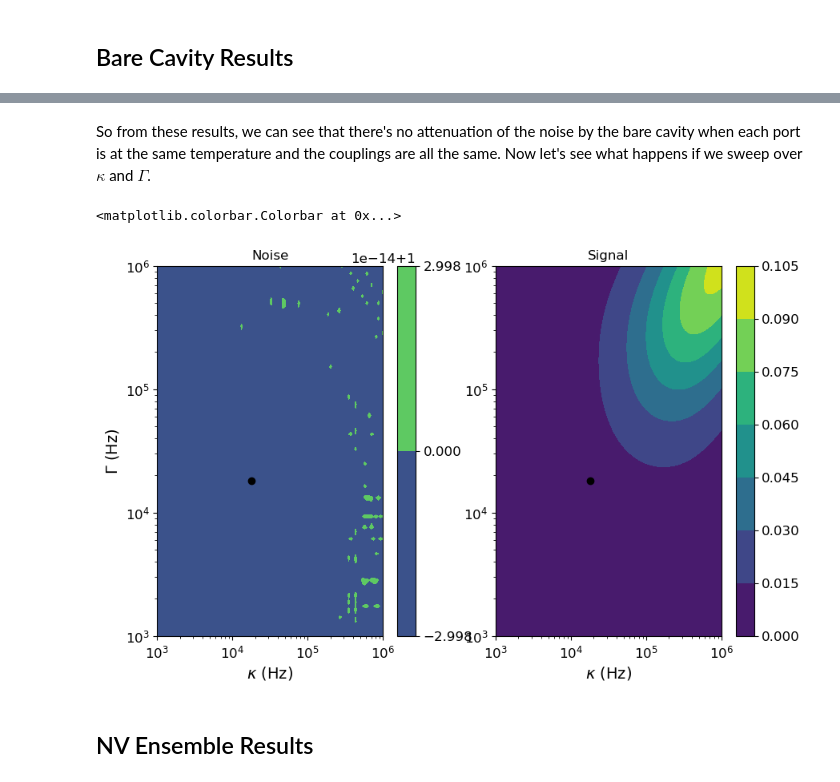
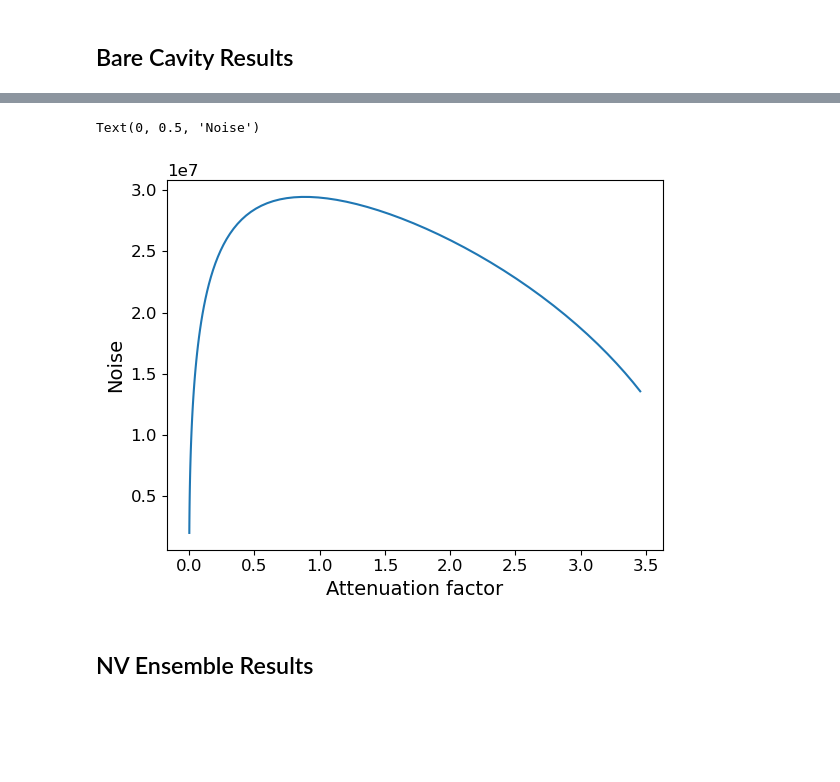
Before and after one commit to jleamer/mode_cooling, a Jupyter notebook: atten_comparison_2.ipynb, the cells around one changed output, grey strips where cells are left out. Drawn from its saved outputs; the diff is of its cells as text; code cells hidden in the pictures; blank space fills up the shorter version.

Commit message:
Adjusted atten_comparison_2.ipynb to model a cavity with 1 port and no noise on the input.  Need to double-check that the plots of noise vs attenuation factor make sense

```diff
--- a/atten_comparison_2.ipynb
+++ b/atten_comparison_2.ipynb
@@ -89,5 +80,5 @@ def bc_noise_a(ω, κ, γ, Γ, nT):
 # %%
-def bare_cav_signal(ω, κ, γ, Γ, S):
-    num = Γ * κ * S
-    den = np.abs((κ + γ + Γ) / 2 - 1j * ω) ** 2
+def bare_cav_signal(ω, κ, γ, S):
+    num = κ ** 2 * S
+    den = np.abs((κ + γ) / 2 - 1j * ω) ** 2
     return integrate.simpson(1 / (2 * np.pi) * num / den, x=ω, axis=0)
@@ -135,43 +111,28 @@ BC Signal: 1.237e+07
-# %% [markdown]
-So from these results, we can see that there's no attenuation of the noise by the bare cavity when each port is at the same temperature and the couplings are all the same.  Now let's see what happens if we sweep over $\kappa$ and $\Gamma$.
 # %%
-# Define ranges for κ and Γ
+# Define ranges for κ
 κ = np.logspace(3, 6, 100)
-Γ = κ.copy()
 
 # Create meshgrid
-κm, ωm, Γm = np.meshgrid(κ, ω, Γ)
+κm, ωm = np.meshgrid(κ, ω)
 # %%
-# Define input noise and signal
-input_noise = (2 * ω[-1] * nT) / (2 * np.pi)
-input_signal = 2 * ω[-1] * S / (2 * np.pi)
+# Calculate the signal and noise
+bc_signal = bare_cav_signal(ωm, κm, γ, S)
+bc_noise = bare_cav_noise(ωm, κm, γ, nT)
 
-# Calculate noise and signal photons for the bare cavity across this sweep
-bc_noise = bare_cav_noise(ωm, κm, γ, Γm, nT)
-bc_signal = bare_cav_signal(ωm, κm, γ, Γm, nT)
+# Also calculate the signal if the cavity has zero noise to obtain the reflected portion
+# Actually, this isn't required because its just the same as the signal term
+# bc_zero_temp = bare_cav_output(ωm, κm, γ, 0, S)
-# %%
-# Plot
-fig = plt.figure(1, figsize=(10, 6))
-ax = fig.subplots(1, 2)
-im0 = ax[0].contourf(κm[0], Γm[0], bc_noise / input_noise)
-ax[0].scatter(γ, γ, color='k')
-ax[0].set_xlabel("$\\kappa$ (Hz)")
-ax[0].set_ylabel("$\\Gamma$ (Hz)")
-ax[0].set_xscale('log')
-ax[0].set_yscale('log')
-ax[0].set_title("Noise")
-fig.colorbar(im0)
-
-im1 = ax[1].contourf(κm[0], Γm[0], bc_signal / input_signal)
-ax[1].scatter(γ, γ, color='k')
-ax[1].set_xlabel("$\\kappa$ (Hz)")
-ax[1].set_xscale('log')
-ax[1].set_yscale('log')
-ax[1].set_title("Signal")
-fig.colorbar(im1)
-# %% [output]
-<matplotlib.colorbar.Colorbar at 0x...>
-[figure, removed]
+# %%
+# Define our attenuation factor using the ratio of the output signal to the input signal
+α_bc = bc_signal / input_signal
+# %%
+# Plot the attenuation coefficient vs the noise
+plt.plot(α_bc, bc_noise)
+plt.xlabel("Attenuation factor")
+plt.ylabel("Noise")
+# %% [output]
+Text(0, 0.5, 'Noise')
+[figure, added]
 # %% [markdown]
 ## NV Ensemble Results
 # %%
```
Also changed, not shown: parts of 14 cells of this notebook.
